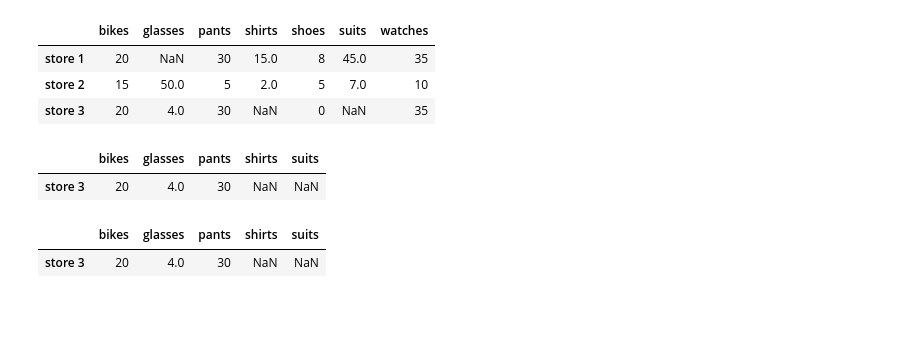
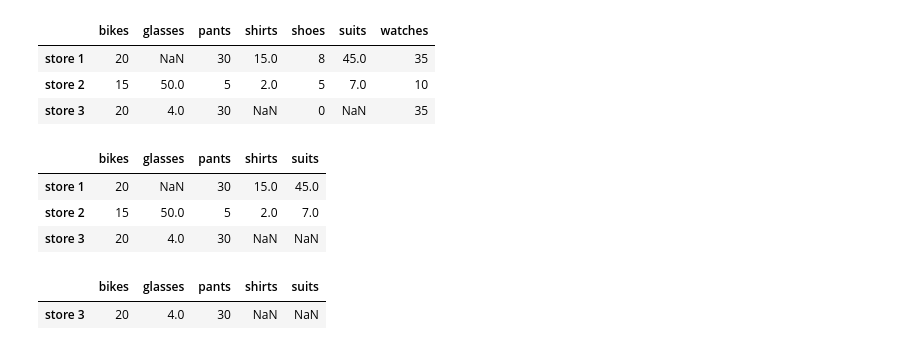
Before and after one commit to lewisemm/congenial-waffle, a Jupyter notebook: pandas/Pandas.ipynb, the cells around one changed output. Saved outputs shown, nothing was run; the diff lists cells and outputs as text; code cells hidden in the pictures; blank space fills up the shorter version.

```diff
--- a/pandas/Pandas.ipynb
+++ b/pandas/Pandas.ipynb
@@ -630,11 +630,13 @@ store_items
 | store 3 | 20 | 4.0 | 30 | NaN | 0 | NaN | 35 |
 # %%
 # remove the watches and shoes columns
-# store_items = store_items.drop(["watches", "shoes"], axis=1)
+store_items = store_items.drop(["watches", "shoes"], axis=1)
 
 store_items
 # %% [output]
 |  | bikes | glasses | pants | shirts | suits |
+| store 1 | 20 | NaN | 30 | 15.0 | 45.0 |
+| store 2 | 15 | 50.0 | 5 | 2.0 | 7.0 |
 | store 3 | 20 | 4.0 | 30 | NaN | NaN |
 # %%
 # remove store 2 and store 1 rows
```
Also changed, not shown: parts of 4 cells of this notebook.
